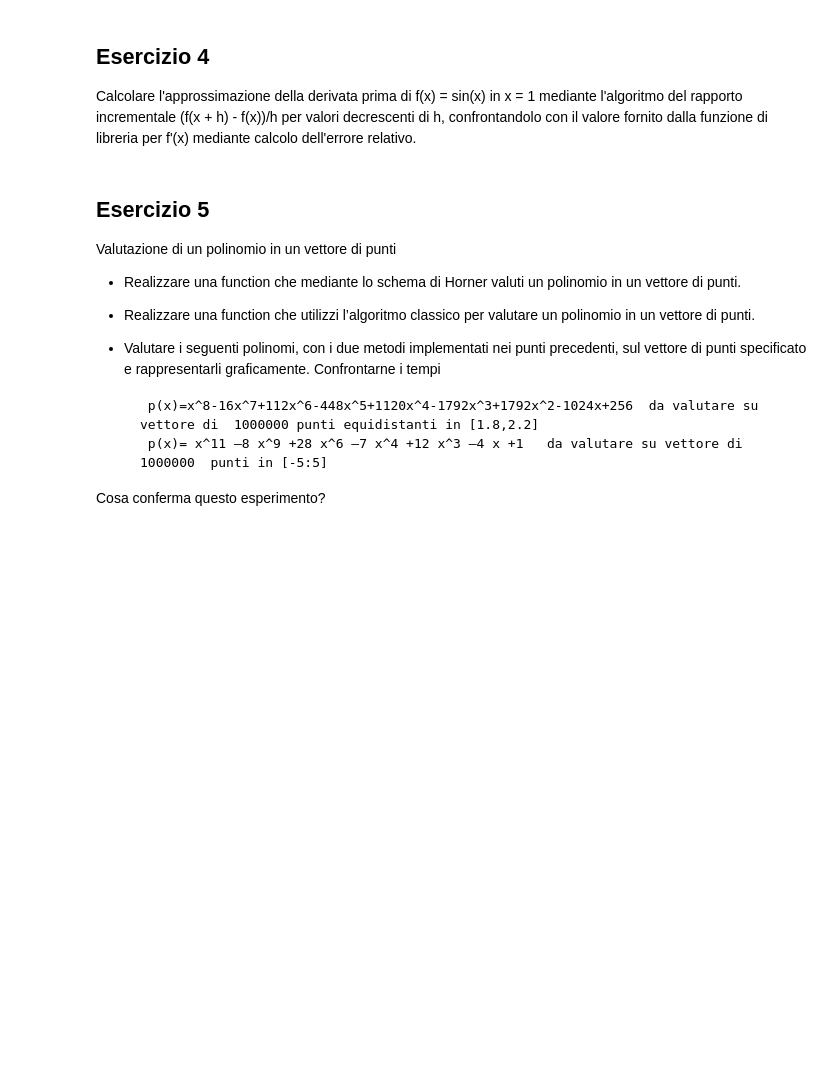
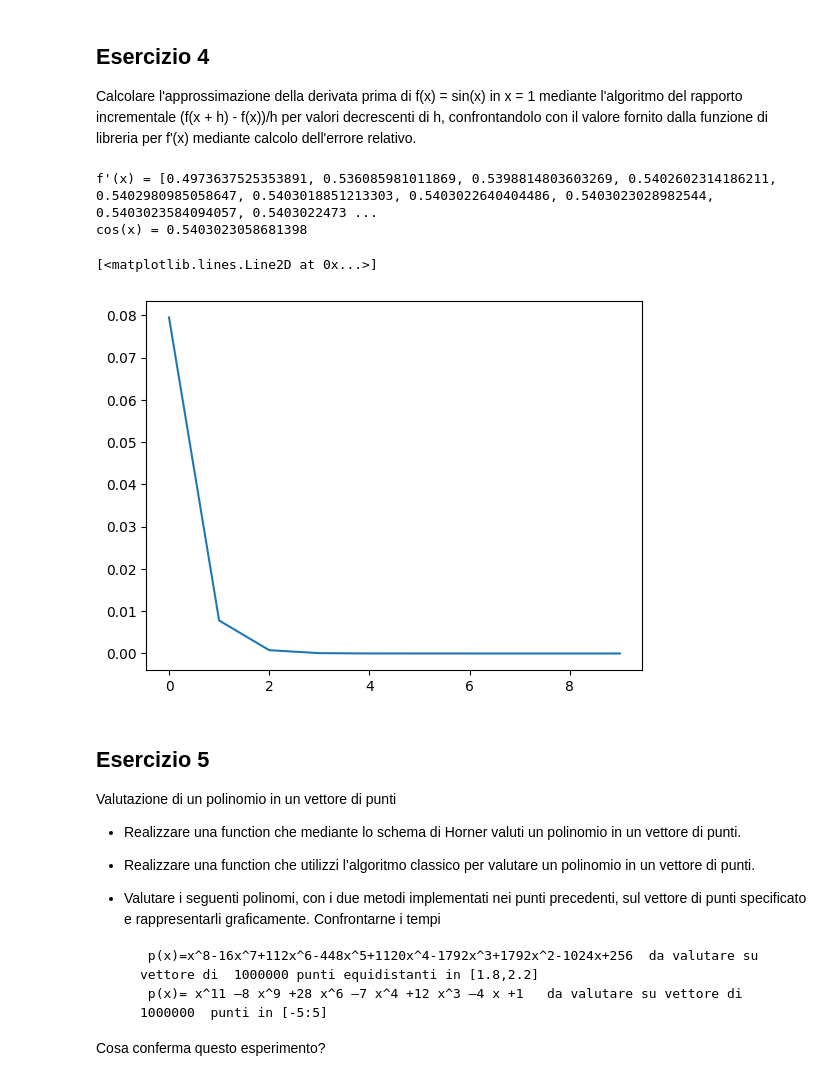
Before and after one commit to giacomoarienti/metodi-numerici-lab, a Jupyter notebook: Lezione5/Esercitazione5.ipynb, the cells around one changed output. Cells and saved outputs as stored; diff of their text form; code cells hidden in the pictures; blank space fills up the shorter version.

```diff
--- a/Lezione5/Esercitazione5.ipynb
+++ b/Lezione5/Esercitazione5.ipynb
@@ -210,6 +211,33 @@ Calcolare l'approssimazione della derivata prima di f(x) = sin(x) in x = 1
 mediante l'algoritmo del rapporto incrementale (f(x + h) - f(x))/h per valori decrescenti
 di h, confrontandolo con il valore fornito dalla funzione di libreria per f'(x)
 mediante calcolo dell'errore relativo.
+# %%
+f = math.sin
+x = 1
+
+def derivative(f, x):
+    k = 1
+    incr = []
+    for _ in range(0, 10):
+        k /= 10
+        incr.append((f(x + k) - f(x)) / k)
+    return incr
+
+derv = derivative(f, x)
+real_derv = math.cos(x)
+
+print("f'(x) =", derv)
+print("cos(x) =", real_derv)
+
+real_derv_arr = np.full(10, real_derv)
+rel_err = np.abs(np.array(derv) - real_derv_arr) / real_derv_arr
+
+plt.plot(np.arange(10), rel_err)
+# %% [output]
+f'(x) = [0.4973637525353891, 0.536085981011869, 0.5398814803603269, 0.5402602314186211, 0.5402980985058647, 0.5403018851213303, 0.5403022640404486, 0.5403023028982544, 0.5403023584094057, 0.5403022473 ...
+cos(x) = 0.5403023058681398
+[<matplotlib.lines.Line2D at 0x...>]
+[figure, added]
 # %% [markdown]
 ## Esercizio 5
 Valutazione di un polinomio in un vettore di punti
```
Also changed, not shown: parts of 1 cell of this notebook.
